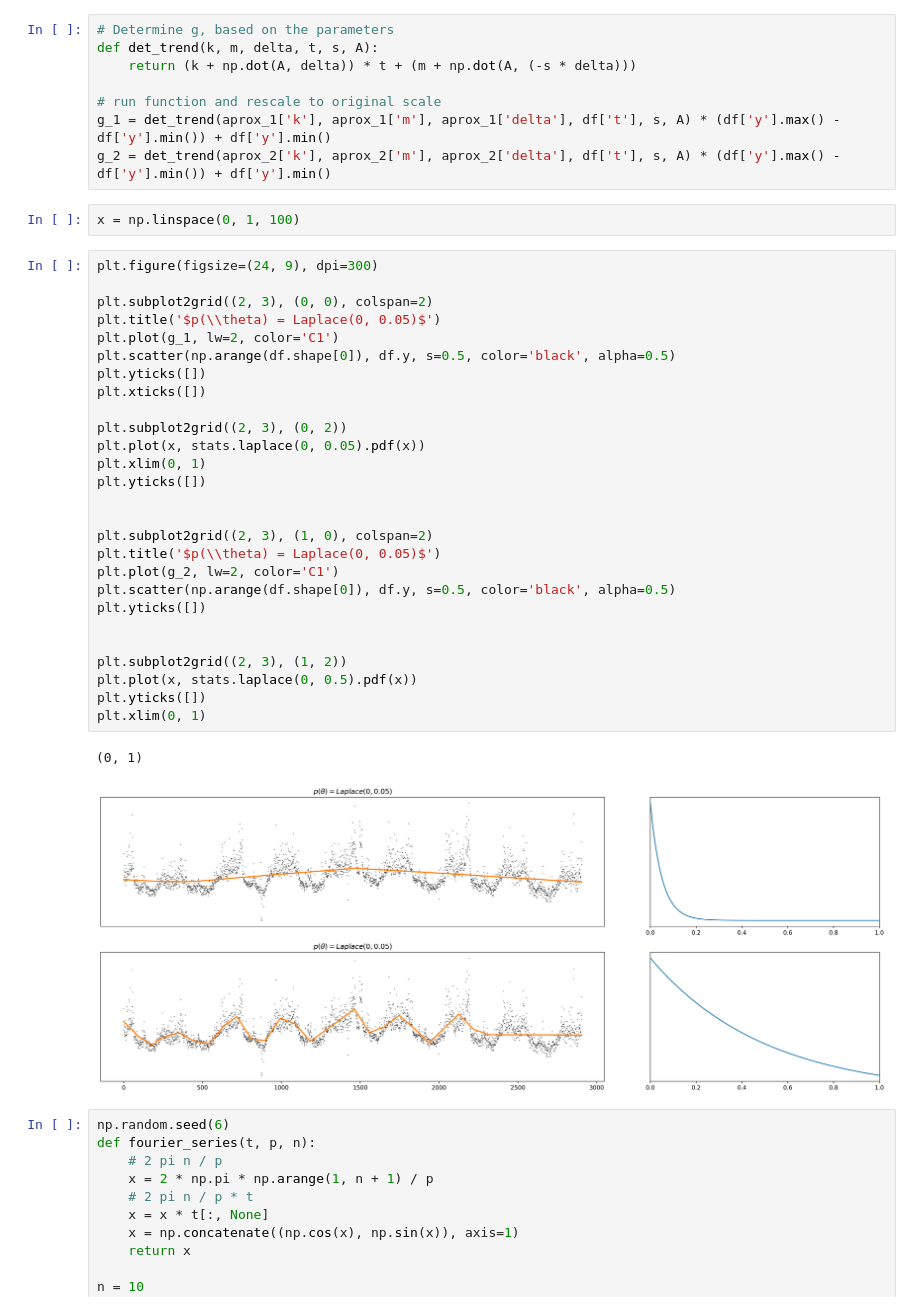
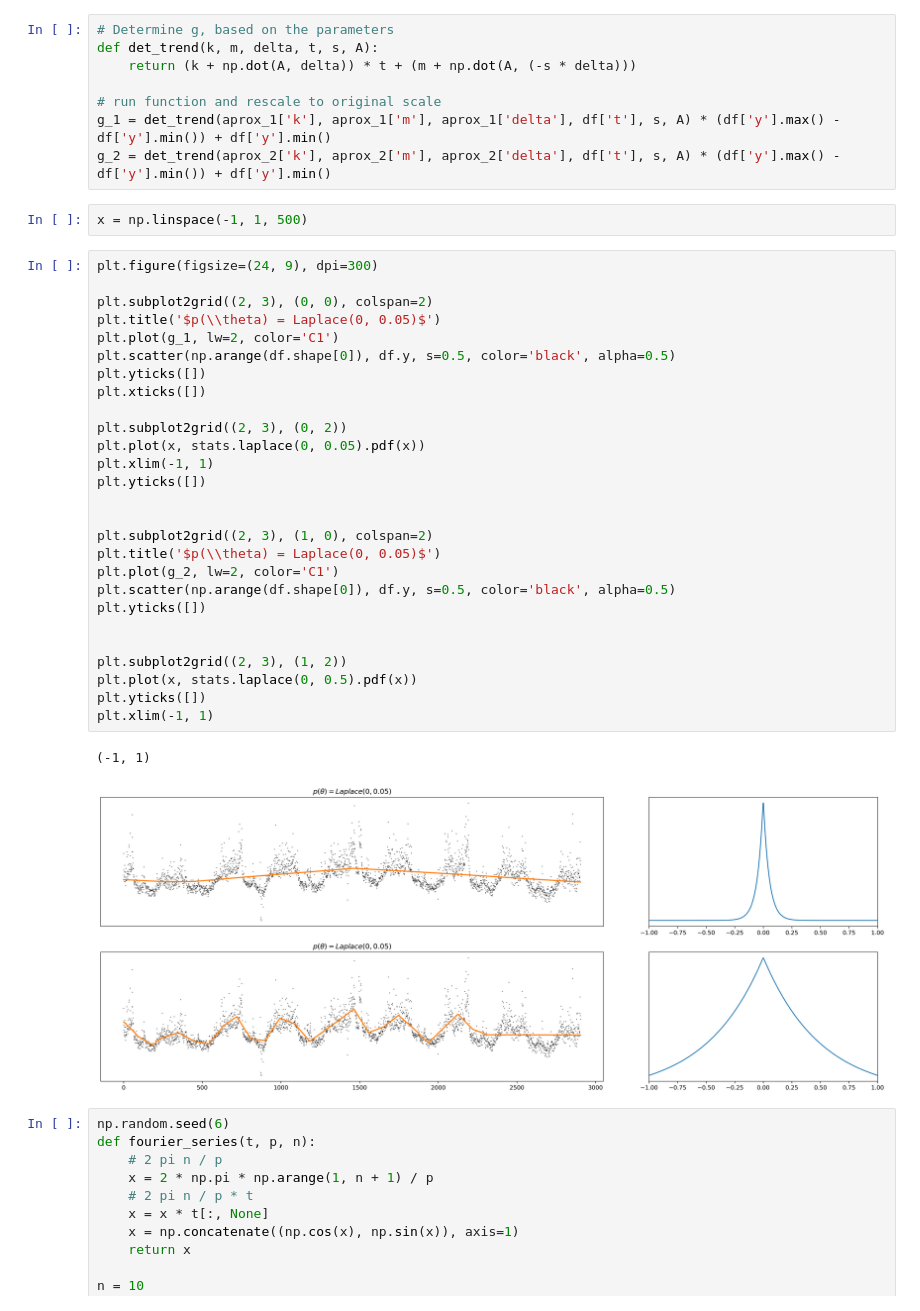
Before and after one commit to ritchie46/pydata-pymc3-prophet, a Jupyter notebook: notebooks/code-up.ipynb, the cells around one changed output. Cells and saved outputs as stored; diff of their text form.

Commit message:
proper laplace plot

```diff
--- a/notebooks/code-up.ipynb
+++ b/notebooks/code-up.ipynb
@@ -133,37 +133,37 @@ def det_trend(k, m, delta, t, s, A):
 g_1 = det_trend(aprox_1['k'], aprox_1['m'], aprox_1['delta'], df['t'], s, A) * (df['y'].max() - df['y'].min()) + df['y'].min()
 g_2 = det_trend(aprox_2['k'], aprox_2['m'], aprox_2['delta'], df['t'], s, A) * (df['y'].max() - df['y'].min()) + df['y'].min()
 # %%
-x = np.linspace(0, 1, 100)
+x = np.linspace(-1, 1, 500)
 # %%
 plt.figure(figsize=(24, 9), dpi=300)
 
 plt.subplot2grid((2, 3), (0, 0), colspan=2)
 plt.title('$p(\\theta) = Laplace(0, 0.05)$')
 plt.plot(g_1, lw=2, color='C1')
 plt.scatter(np.arange(df.shape[0]), df.y, s=0.5, color='black', alpha=0.5)
 plt.yticks([])
 plt.xticks([])
 
 plt.subplot2grid((2, 3), (0, 2))
 plt.plot(x, stats.laplace(0, 0.05).pdf(x))
-plt.xlim(0, 1)
+plt.xlim(-1, 1)
 plt.yticks([])
 
 
 plt.subplot2grid((2, 3), (1, 0), colspan=2)
 plt.title('$p(\\theta) = Laplace(0, 0.05)$')
 plt.plot(g_2, lw=2, color='C1')
 plt.scatter(np.arange(df.shape[0]), df.y, s=0.5, color='black', alpha=0.5)
 plt.yticks([])
 
 
 plt.subplot2grid((2, 3), (1, 2))
 plt.plot(x, stats.laplace(0, 0.5).pdf(x))
 plt.yticks([])
-plt.xlim(0, 1)
+plt.xlim(-1, 1)
 # %% [output]
-(0, 1)
+(-1, 1)
-[figure, old version]
+[figure, new version]
 # %%
 np.random.seed(6)
 def fourier_series(t, p, n):
```
Also changed, not shown: parts of 1 cell of this notebook, 1 other file.
